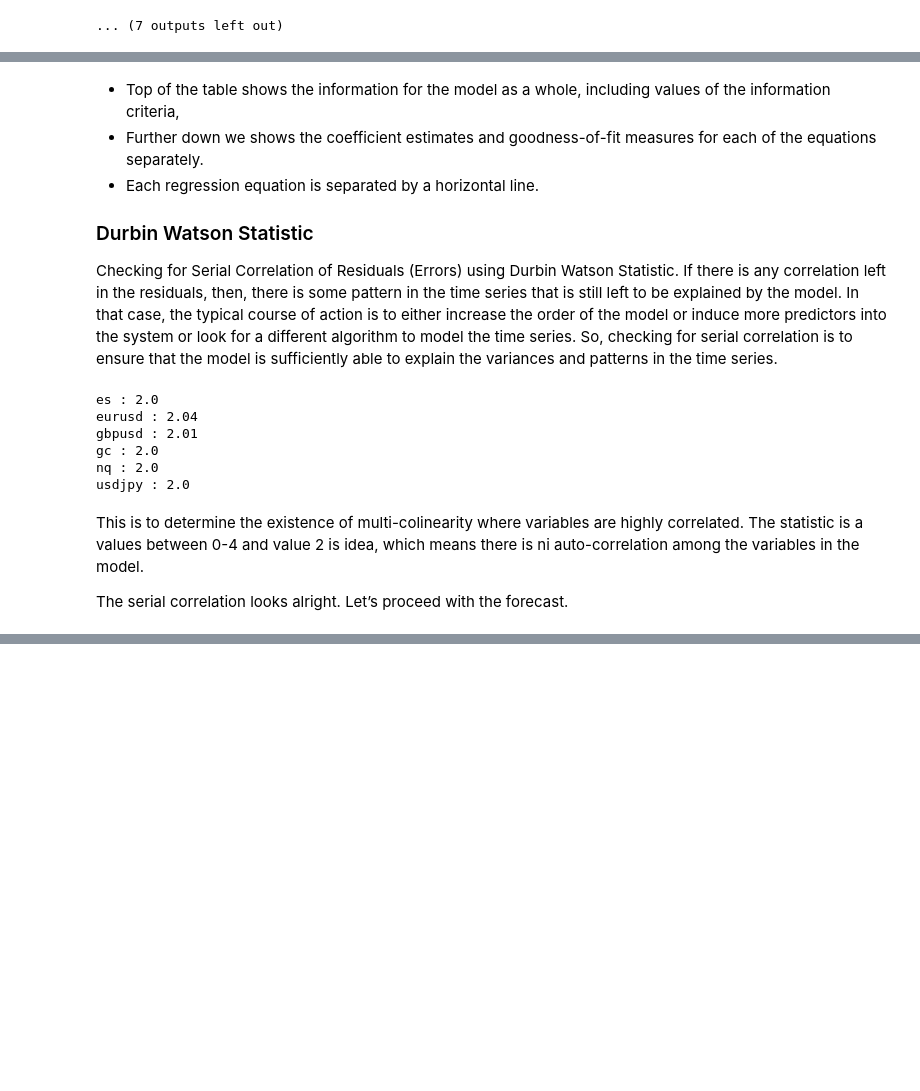
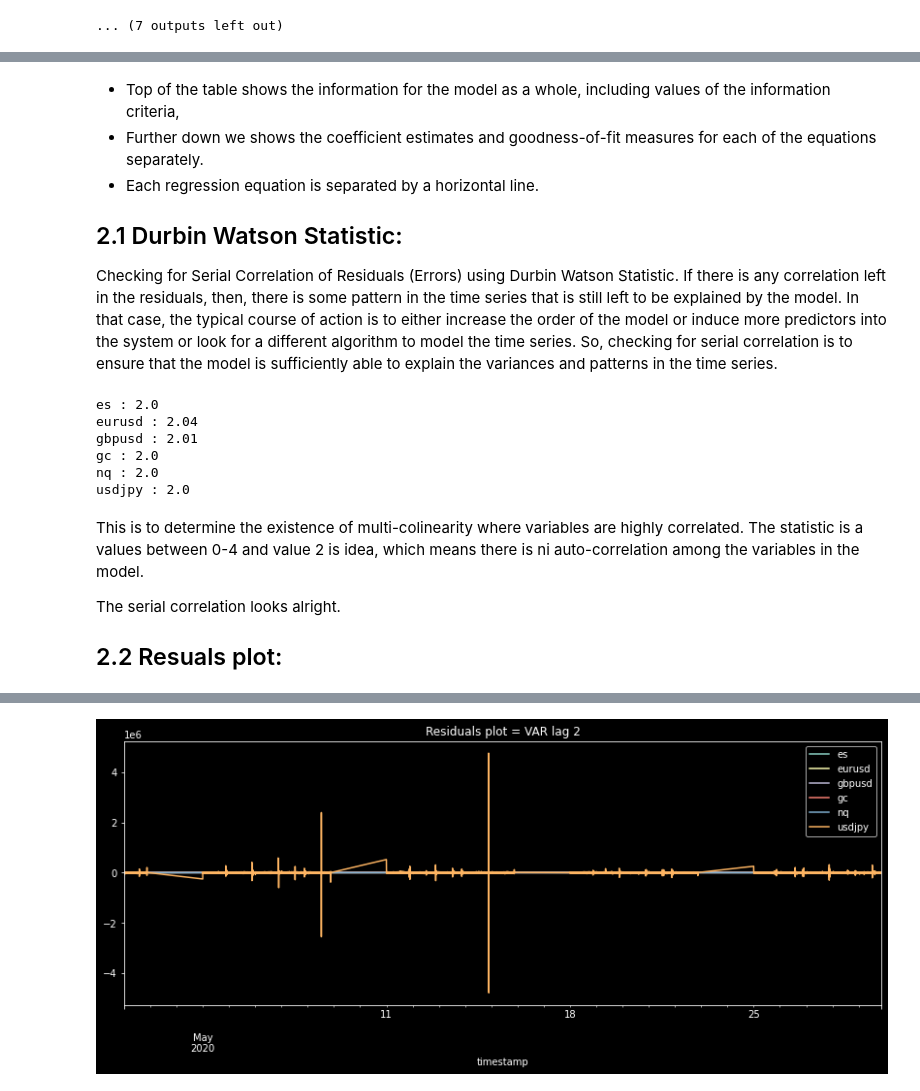
Before and after one commit to saritmaitra/Forex_VAR-VECM, a Jupyter notebook: AL_VAR__FORECAST.ipynb, the cells around one changed output, grey strips where cells are left out. Cells and saved outputs as stored; diff of their text form; code cells hidden in the pictures; blank space fills up the shorter version.

```diff
--- a/AL_VAR__FORECAST.ipynb
+++ b/AL_VAR__FORECAST.ipynb
@@ -64,6 +81,6 @@ memory usage: 1.6 MB
 # %%
 # spliting train/test
-nobs = 120 # keeping 60 mins observations aside for validation
+nobs = 10 # keeping 10 mins observations aside for validation
 train_var, test_var = df[0:- nobs], df[- nobs:]
 
 # Check size
@@ -448,7 +474,7 @@ usdjpy    0.044324 -0.030160 -0.033328 -0.041274  0.040041  1.000000
 - Further down we shows the coefficient estimates and goodness-of-fit measures for each of the equations separately.
 - Each regression equation is separated by a horizontal line.
 
-### Durbin Watson Statistic
+## 2.1 Durbin Watson Statistic:
 Checking for Serial Correlation of Residuals (Errors) using Durbin Watson Statistic. If there is any correlation left in the residuals, then, there is some pattern in the time series that is still left to be explained by the model. In that case, the typical course of action is to either increase the order of the model or induce more predictors into the system or look for a different algorithm to model the time series. So, checking for serial correlation is to ensure that the model is sufficiently able to explain the variances and patterns in the time series.
 # %%
 from statsmodels.stats.stattools import durbin_watson
@@ -466,4 +492,12 @@ usdjpy : 2.0
 # %% [markdown]
 This is to determine the existence of multi-colinearity where variables are highly correlated. The statistic is a values between 0-4 and value 2 is idea, which means there is ni auto-correlation among the variables in the model.
 
-The serial correlation looks alright. Let’s proceed with the forecast.
+The serial correlation looks alright.
+
+## 2.2 Resuals plot:
+# %%
+residuals = model_l_2.resid
+residuals.plot(figsize=(14,5))
+plt.title('Residuals plot = VAR lag 2')
+plt.show()
+# %% [output]
@@ -470,2 +506,3 @@ The serial correlation looks alright. Let’s proceed with the forecast.
+[figure, added]
 # %%
 print('GBPUSD-> EURUSD')
```
Also changed, not shown: parts of 49 cells of this notebook.
